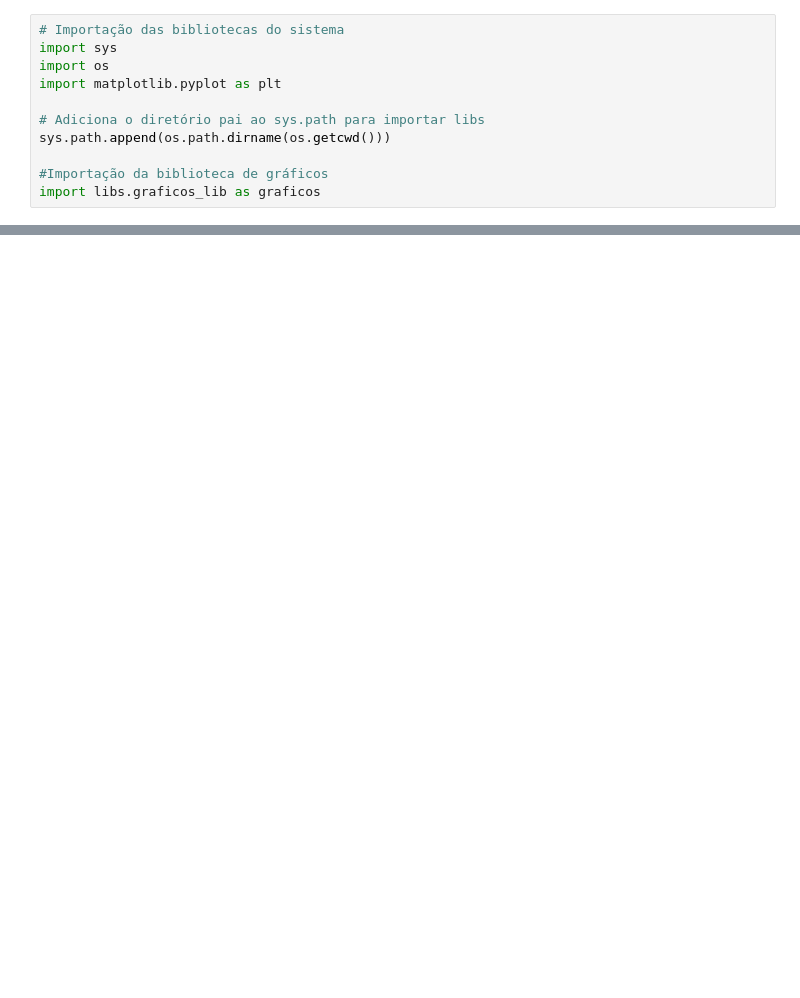
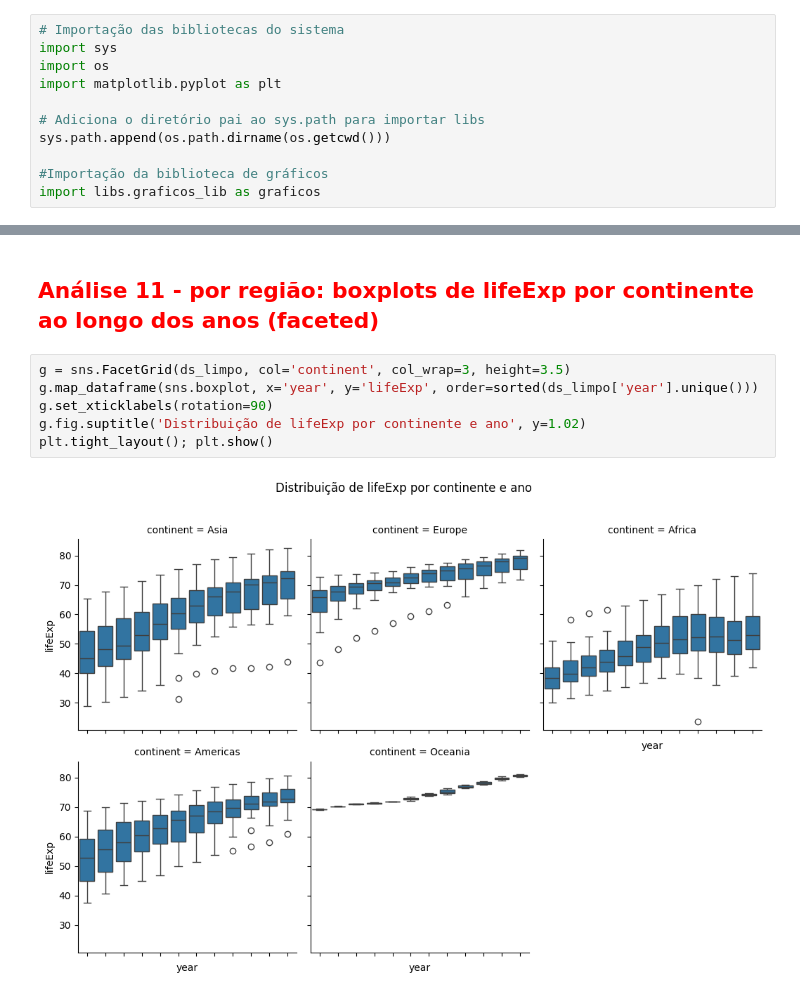
Before and after one commit to kadupenido/python-cd-avaliacao-final-grupo-5, a Jupyter notebook: notebooks/grupo_5_projeto_gapminder.ipynb, the cells around one changed output, grey strips where cells are left out. Saved outputs shown, nothing was run; the diff lists cells and outputs as text; blank space fills up the shorter version.

```diff
--- a/notebooks/grupo_5_projeto_gapminder.ipynb
+++ b/notebooks/grupo_5_projeto_gapminder.ipynb
@@ -242,0 +352,10 @@ print('Interpretação: A Ásia domina em termos de população total, seguida p
+# %% [markdown]
+## <font color="red">Análise 11 - por região: boxplots de lifeExp por continente ao longo dos anos (faceted)</font>
+# %%
+g = sns.FacetGrid(ds_limpo, col='continent', col_wrap=3, height=3.5)
+g.map_dataframe(sns.boxplot, x='year', y='lifeExp', order=sorted(ds_limpo['year'].unique()))
+g.set_xticklabels(rotation=90)
+g.fig.suptitle('Distribuição de lifeExp por continente e ano', y=1.02)
+plt.tight_layout(); plt.show()
+# %% [output]
+[figure, added]
```
Also changed, not shown: parts of 42 cells of this notebook, 3 other files.
